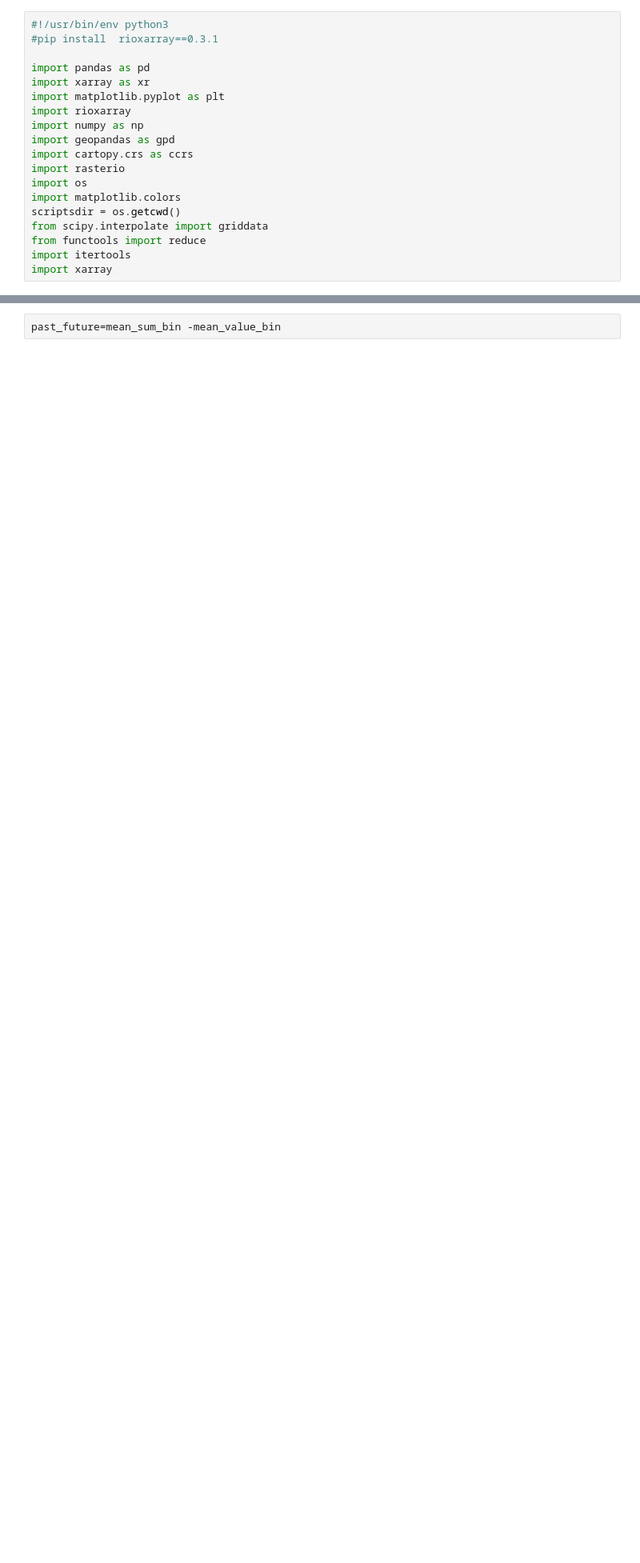
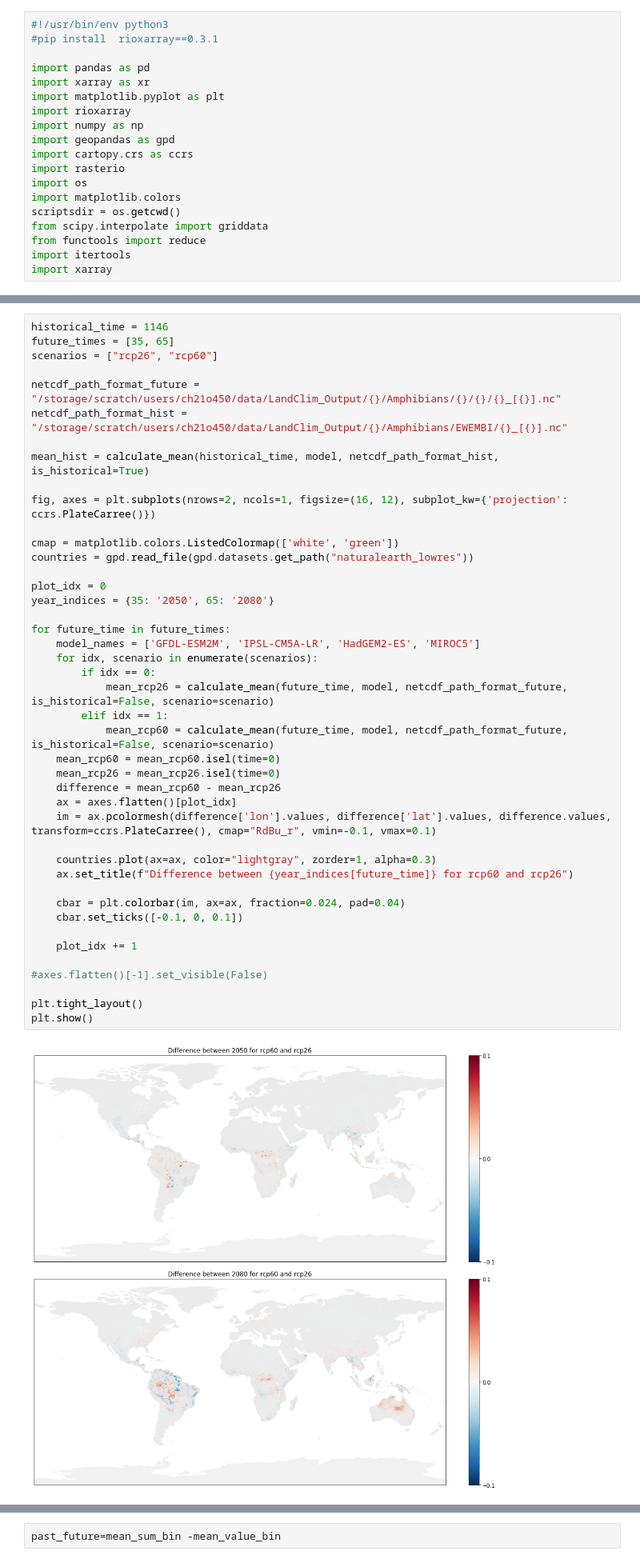
Before and after one commit to wyssacademy-unibe-ch/climate_Hari_etal_BioscenComb, a Jupyter notebook: functions/plts_new.ipynb, the cells around one changed output, grey strips where cells are left out. Shown at 80% size. Drawn from its saved outputs; the diff is of its cells as text; blank space fills up the shorter version.

```diff
--- a/functions/plts_new.ipynb
+++ b/functions/plts_new.ipynb
@@ -271,0 +728,45 @@ Coordinates:
+# %%
+historical_time = 1146
+future_times = [35, 65]
+scenarios = ["rcp26", "rcp60"]
+
+netcdf_path_format_future = "/storage/scratch/users/ch21o450/data/LandClim_Output/{}/Amphibians/{}/{}/{}_[{}].nc"
+netcdf_path_format_hist = "/storage/scratch/users/ch21o450/data/LandClim_Output/{}/Amphibians/EWEMBI/{}_[{}].nc"
+
+mean_hist = calculate_mean(historical_time, model, netcdf_path_format_hist, is_historical=True)
+
+fig, axes = plt.subplots(nrows=2, ncols=1, figsize=(16, 12), subplot_kw={'projection': ccrs.PlateCarree()})
+
+cmap = matplotlib.colors.ListedColormap(['white', 'green'])
+countries = gpd.read_file(gpd.datasets.get_path("naturalearth_lowres"))
+
+plot_idx = 0
+year_indices = {35: '2050', 65: '2080'}
+
+for future_time in future_times:
+    model_names = ['GFDL-ESM2M', 'IPSL-CM5A-LR', 'HadGEM2-ES', 'MIROC5']
+    for idx, scenario in enumerate(scenarios):
+        if idx == 0:
+            mean_rcp26 = calculate_mean(future_time, model, netcdf_path_format_future, is_historical=False, scenario=scenario)
+        elif idx == 1:
+            mean_rcp60 = calculate_mean(future_time, model, netcdf_path_format_future, is_historical=False, scenario=scenario)
+    mean_rcp60 = mean_rcp60.isel(time=0)
+    mean_rcp26 = mean_rcp26.isel(time=0)
+    difference = mean_rcp60 - mean_rcp26
+    ax = axes.flatten()[plot_idx]
+    im = ax.pcolormesh(difference['lon'].values, difference['lat'].values, difference.values, transform=ccrs.PlateCarree(), cmap="RdBu_r", vmin=-0.1, vmax=0.1)
+
+    countries.plot(ax=ax, color="lightgray", zorder=1, alpha=0.3)
+    ax.set_title(f"Difference between {year_indices[future_time]} for rcp60 and rcp26")
+
+    cbar = plt.colorbar(im, ax=ax, fraction=0.024, pad=0.04)
+    cbar.set_ticks([-0.1, 0, 0.1])
+
+    plot_idx += 1
+
+#axes.flatten()[-1].set_visible(False)
+
+plt.tight_layout()
+plt.show()
+# %% [output]
+[figure, added]
```
Also changed, not shown: parts of 36 cells of this notebook, 35 other files.
